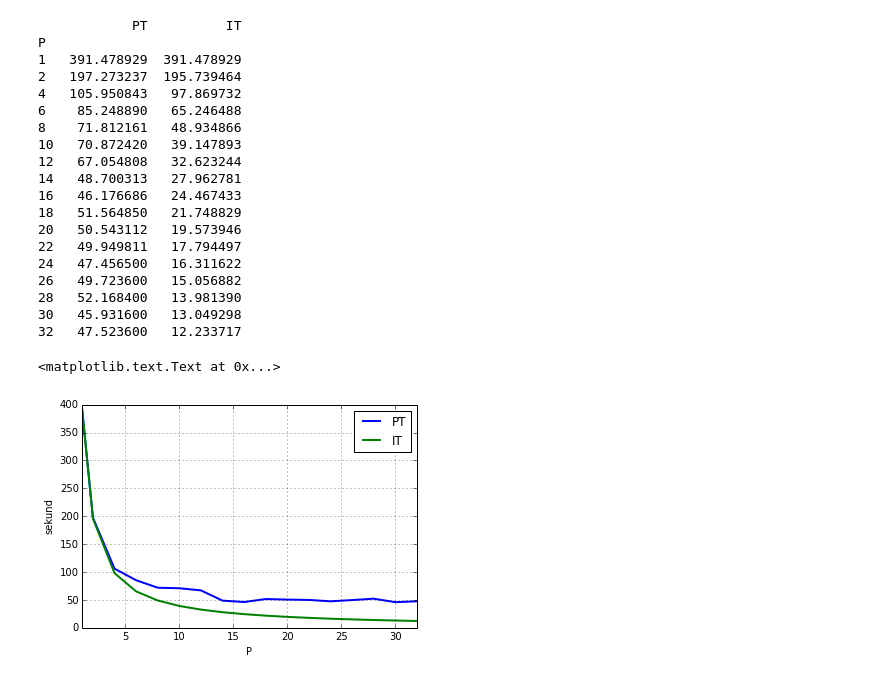
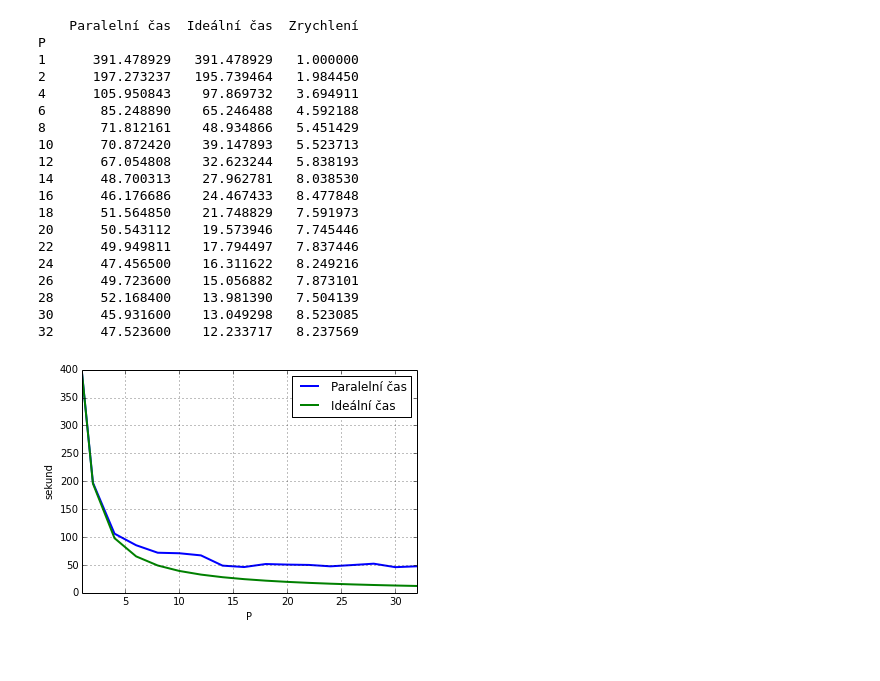
Before and after one commit to fibigerg/PPR, a Jupyter notebook: PPR anal.ipynb, the cells around one changed output. Drawn from its saved outputs; the diff is of its cells as text; code cells hidden in the pictures.

```diff
--- a/PPR anal.ipynb
+++ b/PPR anal.ipynb
@@ -74,26 +171,27 @@ P
 # %%
 graph_26_4 = pd.read_csv('graph_26_4.csv', index_col=0)
+graph_26_4.columns = ['Paralelní čas', 'Ideální čas']
+graph_26_4.plot(linewidth=2).set_ylabel('sekund')
+graph_26_4['Zrychlení'] = graph_26_4['Ideální čas'][1] / graph_26_4['Paralelní čas']
 print graph_26_4
-graph_26_4.plot(linewidth=2).set_ylabel('sekund')
 # %% [output]
-            PT          IT
+    Paralelní čas  Ideální čas  Zrychlení
 P
-1   391.478929  391.478929
-2   197.273237  195.739464
-4   105.950843   97.869732
-6    85.248890   65.246488
-8    71.812161   48.934866
-10   70.872420   39.147893
-12   67.054808   32.623244
-14   48.700313   27.962781
-16   46.176686   24.467433
-18   51.564850   21.748829
-20   50.543112   19.573946
-22   49.949811   17.794497
-24   47.456500   16.311622
-26   49.723600   15.056882
-28   52.168400   13.981390
-30   45.931600   13.049298
-32   47.523600   12.233717
+1      391.478929   391.478929   1.000000
+2      197.273237   195.739464   1.984450
+4      105.950843    97.869732   3.694911
+6       85.248890    65.246488   4.592188
+8       71.812161    48.934866   5.451429
+10      70.872420    39.147893   5.523713
+12      67.054808    32.623244   5.838193
+14      48.700313    27.962781   8.038530
+16      46.176686    24.467433   8.477848
+18      51.564850    21.748829   7.591973
+20      50.543112    19.573946   7.745446
+22      49.949811    17.794497   7.837446
+24      47.456500    16.311622   8.249216
+26      49.723600    15.056882   7.873101
+28      52.168400    13.981390   7.504139
+30      45.931600    13.049298   8.523085
+32      47.523600    12.233717   8.237569
-<matplotlib.text.Text at 0x...>
-[figure, old version]
+[figure, new version]
```
Also changed, not shown: parts of 15 cells of this notebook.
